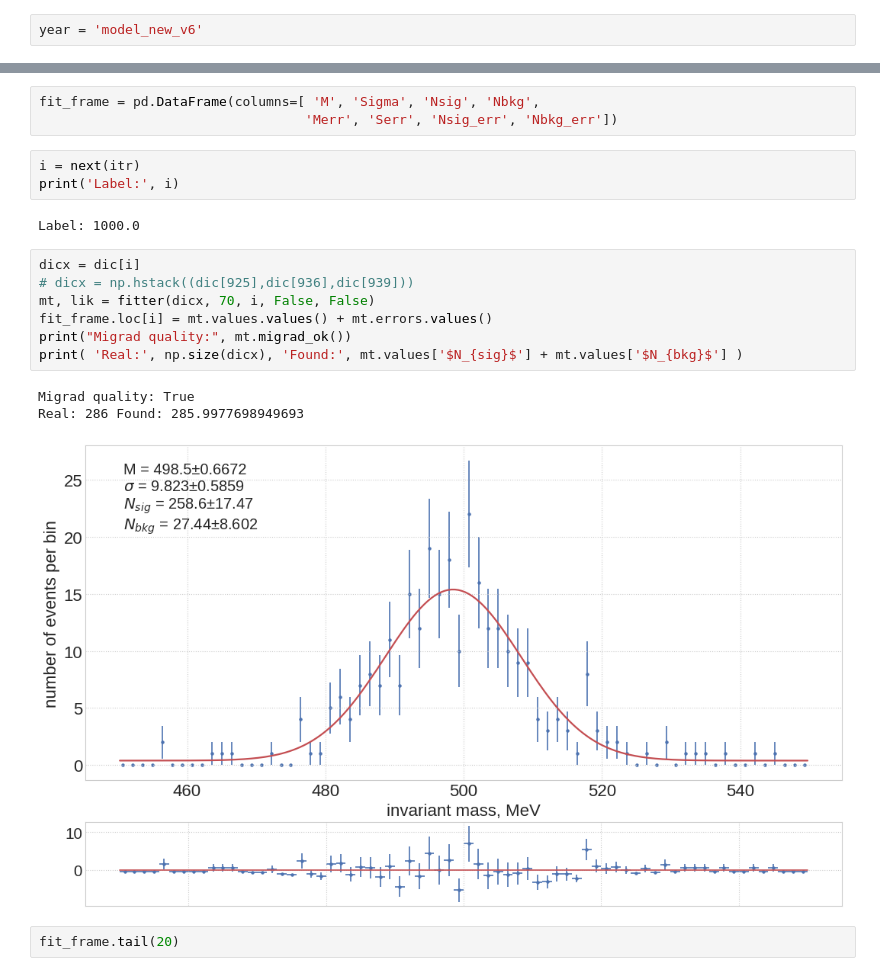
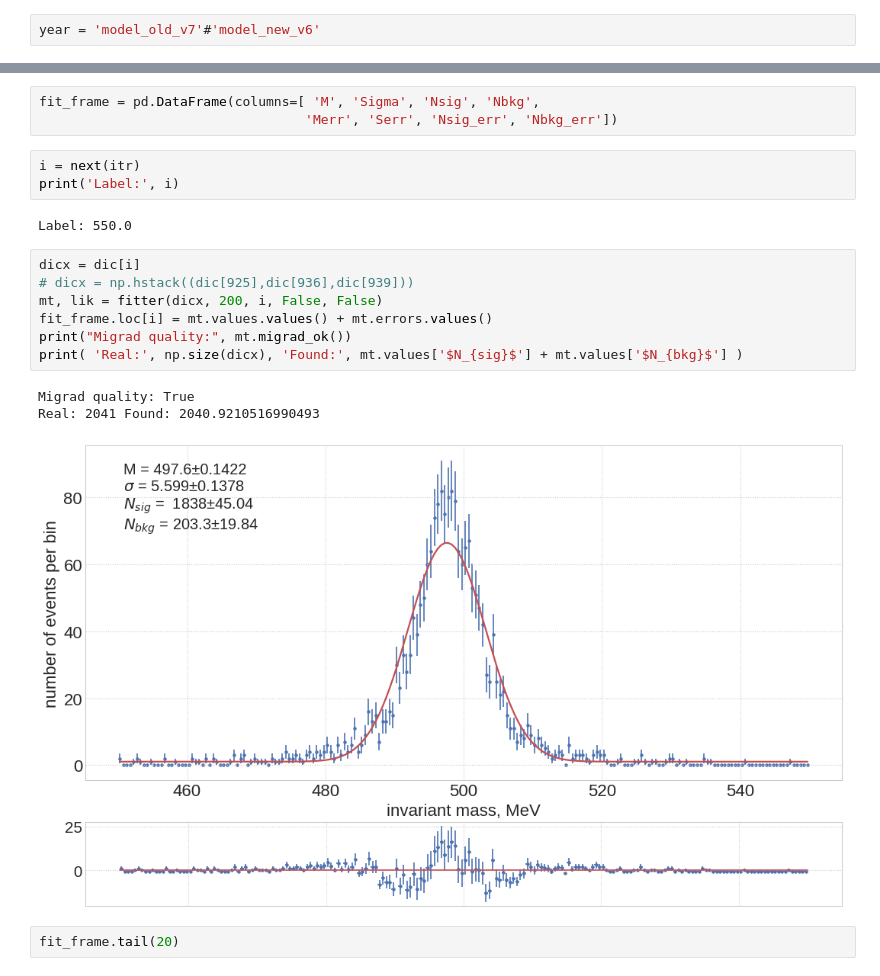
Before and after one commit to nikita-p/research, a Jupyter notebook: uproot/Analysis.ipynb, the cells around one changed output, grey strips where cells are left out. Saved outputs shown, nothing was run; the diff lists cells and outputs as text.

```diff
--- a/uproot/Analysis.ipynb
+++ b/uproot/Analysis.ipynb
@@ -12,7 +12,7 @@ import re
 sns.set(rc={'figure.figsize':(16,9)}, font_scale=1.7)
 plt.style.use('seaborn-whitegrid')
 # %%
-year = 'model_new_v6'
+year = 'model_old_v7'#'model_new_v6'
 # %% [markdown]
 ### Systematic errors?
 
@@ -429,18 +429,18 @@ fit_frame = pd.DataFrame(columns=[ 'M', 'Sigma', 'Nsig', 'Nbkg',
 i = next(itr)
 print('Label:', i)
 # %% [output]
-Label: 1000.0
+Label: 550.0
 # %%
 dicx = dic[i]
 # dicx = np.hstack((dic[925],dic[936],dic[939]))
-mt, lik = fitter(dicx, 70, i, False, False)
+mt, lik = fitter(dicx, 200, i, False, False)
 fit_frame.loc[i] = mt.values.values() + mt.errors.values()
 print("Migrad quality:", mt.migrad_ok())
 print( 'Real:', np.size(dicx), 'Found:', mt.values['$N_{sig}$'] + mt.values['$N_{bkg}$'] )
 # %% [output]
 Migrad quality: True
-Real: 286 Found: 285.9977698949693
+Real: 2041 Found: 2040.9210516990493
-[figure, old version]
+[figure, new version]
 # %%
 fit_frame.tail(20)
 # %% [output]
```
Also changed, not shown: parts of 20 cells of this notebook, 30 other files.
